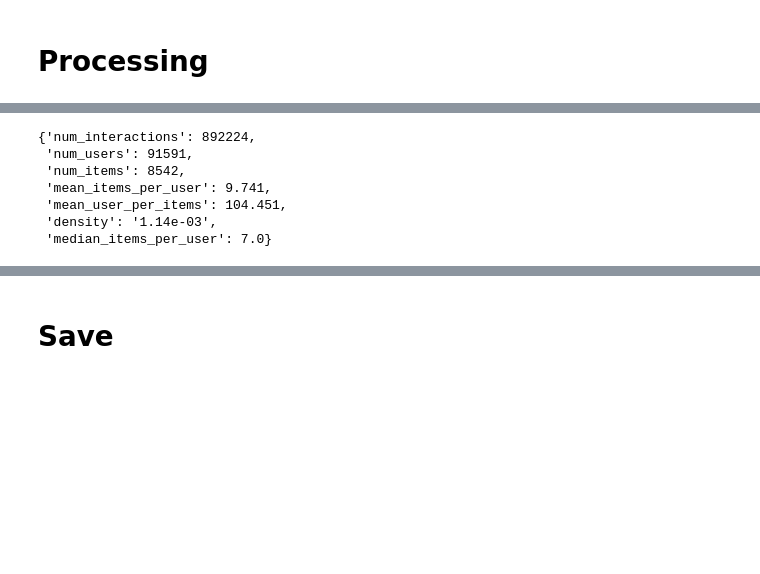
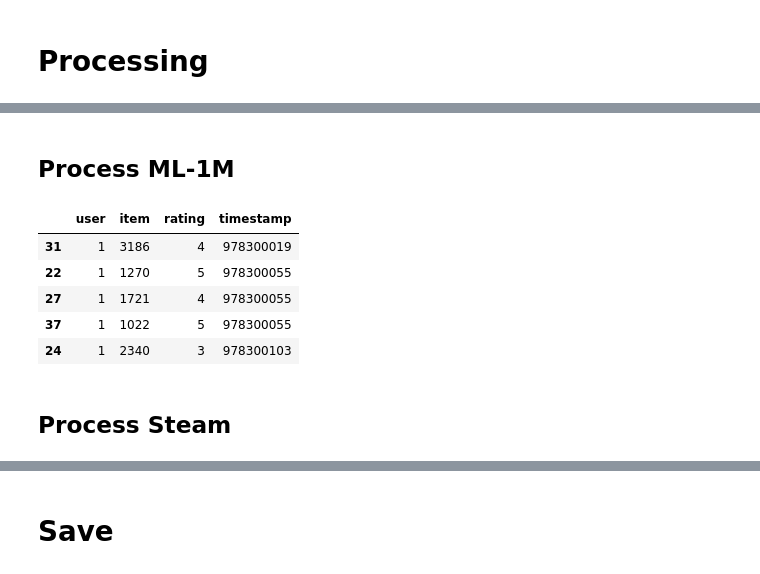
Before and after one commit to VodyTV/sops-sasrec, a Jupyter notebook: notebooks/data_loading.ipynb, the cells around one changed output, grey strips where cells are left out. Saved outputs shown, nothing was run; the diff lists cells and outputs as text; code cells hidden in the pictures; blank space fills up the shorter version.

Commit message:
load data and process

```diff
--- a/notebooks/data_loading.ipynb
+++ b/notebooks/data_loading.ipynb
@@ -275,8 +205,0 @@ dataframes = [ml1m_df, beauty_2014_df]
-# %%
-def process_interactions(frame):
-    frame = frame.copy()
-    frame.drop_duplicates(subset=['user', 'item', 'timestamp'], inplace=True)
-    frame.sort_values(by=['user', 'timestamp'], inplace=True)
-    cored_frame = n_core_frame(frame, n=5)
-    stats = dataset_stats(cored_frame)
-    return cored_frame, stats
@@ -388,10 +205,0 @@ def dataset_stats(frame):
-# %%
-dataset_stats(cored_es_frame)
-# %% [output]
-{'num_interactions': 892224,
- 'num_users': 91591,
- 'num_items': 8542,
- 'mean_items_per_user': 9.741,
- 'mean_user_per_items': 104.451,
- 'density': '1.14e-03',
- 'median_items_per_user': 7.0}
@@ -397,0 +223,22 @@ dataset_stats(cored_es_frame)
+# %%
+def process_interactions(frame):
+    frame = frame.copy()
+    frame.drop_duplicates(subset=['user', 'item', 'timestamp'], inplace=True)
+    frame.sort_values(by=['user', 'timestamp'], inplace=True)
+    cored_frame = n_core_frame(frame, n=5)
+    return cored_frame
+# %% [markdown]
+## Process ML-1M
+# %%
+cored_ml1m_frame = process_interactions(ml1m_df)
+# %%
+cored_ml1m_frame.head()
+# %% [output]
+|  | user | item | rating | timestamp |
+| 31 | 1 | 3186 | 4 | 978300019 |
+| 22 | 1 | 1270 | 5 | 978300055 |
+| 27 | 1 | 1721 | 4 | 978300055 |
+| 37 | 1 | 1022 | 5 | 978300055 |
+| 24 | 1 | 2340 | 3 | 978300103 |
+# %% [markdown]
+## Process Steam
```
Also changed, not shown: parts of 59 cells of this notebook, 1 other file.
